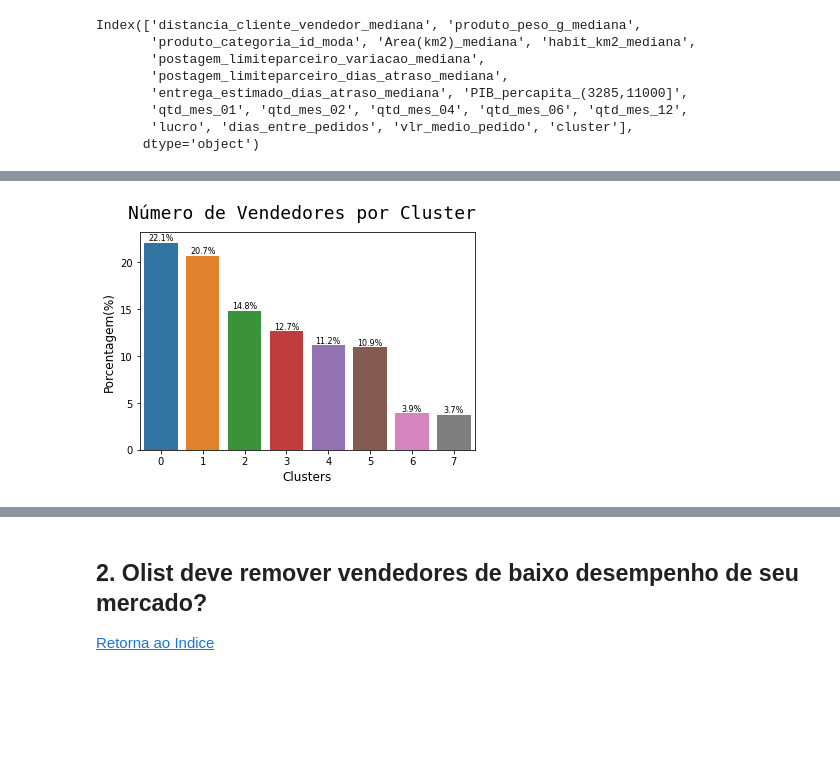
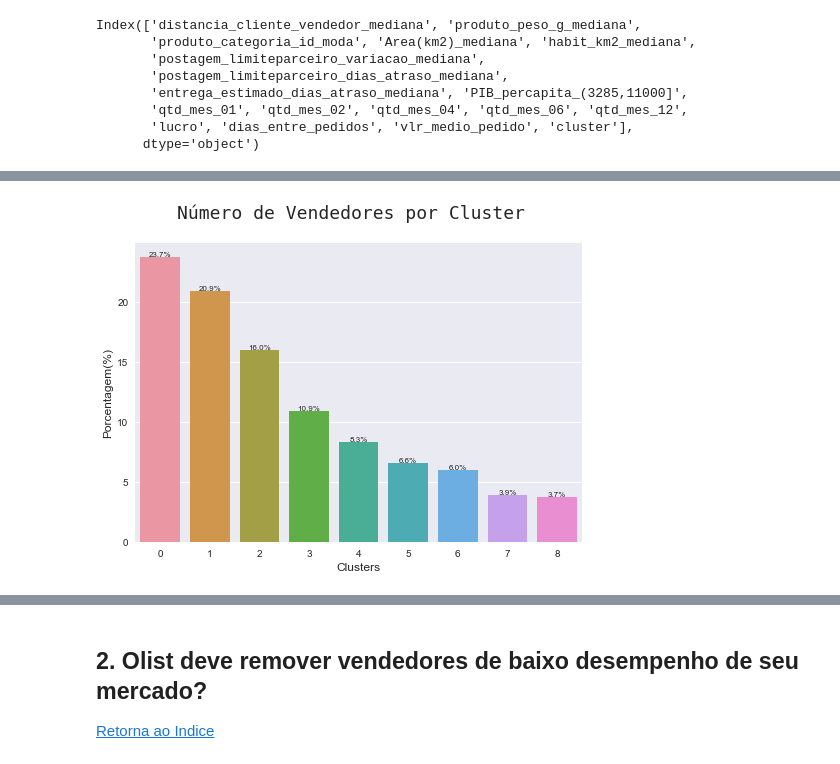
Before and after one commit to Alexandre-316/Projeto_Ciencia_de_Dados, a Jupyter notebook: Notebooks/04_Interpretacao.ipynb, the cells around one changed output, grey strips where cells are left out. Drawn from its saved outputs; the diff is of its cells as text; code cells hidden in the pictures; blank space fills up the shorter version.

```diff
--- a/Notebooks/04_Interpretacao.ipynb
+++ b/Notebooks/04_Interpretacao.ipynb
@@ -99,5 +85,6 @@ print(matplotlib.__version__)
 [Retorna ao Indice](#etapas)
 # %%
 df_abt = pd.read_excel(caminho_temp+'03_01_Modelos_K_Means_df_abt_kmeans_cluster.xlsx',index_col=0)
-df_abt_kmeans = pd.read_excel(caminho_temp+'03_01_Modelos_K_Means_df_abt_sc_kmeans.xlsx', index_col=0)
+#df_abt_kmeans = pd.read_excel(caminho_temp+'03_01_Modelos_K_Means_df_abt_sc_kmeans.xlsx', index_col=0)
+df_abt_ms = pd.read_excel(caminho_temp+'03_03_Modelos_MeanShift_df_abt_sc_ms.xlsx', index_col=0)
 # %%
@@ -617,14 +460,14 @@ Name: distancia_cliente_vendedor_mediana, dtype: float64
 # %%
 #Numero de vendedores por clusters
-df_vend=round(df_abt_kmeans['cluster'].value_counts(normalize=True)*100,2)
+df_vend=round(df_abt_ms['cluster'].value_counts(normalize=True)*100,2)
 df_vend=df_vend.reset_index()
 ax=sns.barplot(x = df_vend.index, y = 'cluster',  data = df_vend)
 ax.set_xlabel('Clusters', fontsize = 12)
 ax.set_ylabel("Porcentagem(%)", fontsize = 12)
 
 plt.bar_label(ax.containers[0],size=8,fmt='%.1f%%')
 plt.suptitle('Número de Vendedores por Cluster', fontsize = 18, fontname = 'monospace')
 
 plt.show()
 # %% [output]
-[figure, old version]
+[figure, new version]
```
Also changed, not shown: parts of 24 cells of this notebook, 25 other files.
